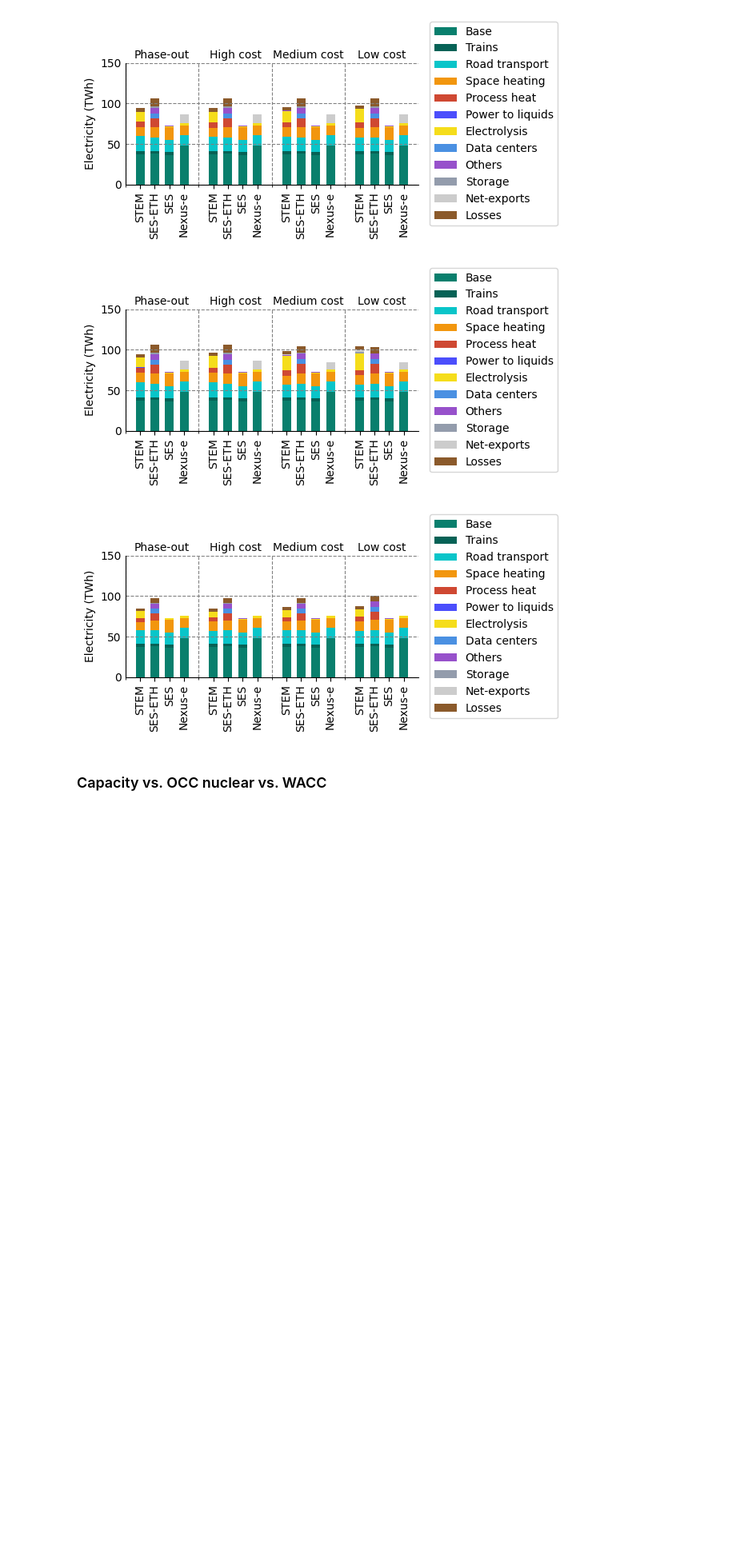
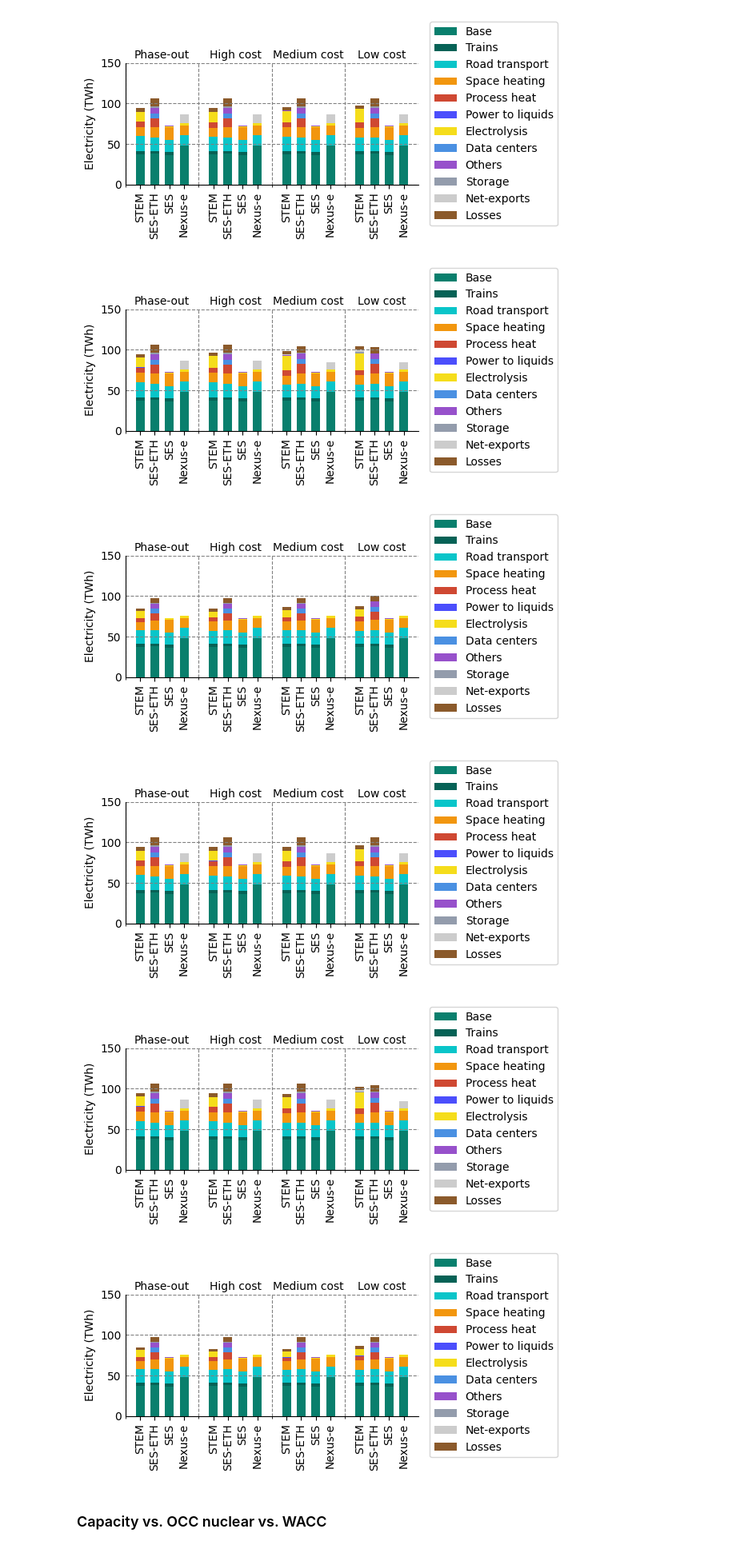
Before and after one commit to rebeccalordan-perret/plots-model-comparison, a Jupyter notebook: cross_comparison_colab.ipynb, the cells around one changed output. Shown at 80% size. Saved outputs shown, nothing was run; the diff lists cells and outputs as text; code cells hidden in the pictures; blank space fills up the shorter version.

```diff
--- a/cross_comparison_colab.ipynb
+++ b/cross_comparison_colab.ipynb
@@ -244,7 +328,7 @@ for name, scenarios in scenario_list.items():
         scale=1,
         label=xlabel,
         figmax = xmax,
-        fileName = fileName+'_'+name,
+        fileName = fileName+'_'+name+'wacc5',
         invert=False, legend=True, pos_legend={# This puts the legend outside-right for vertical plots
                 "loc": "center left",
                 "bbox_to_anchor": (1.02, 0.5),
@@ -258,6 +342,84 @@ for name, scenarios in scenario_list.items():
 [figure]
 [figure]
 [figure]
+# %%
+# Electricity consumption by use with net exports - WACC 8
+# Available variables: https://sweet-cross.github.io/instructions-data/docs/sets/use_elec/
+varList_use_net = [
+    {'name':'Base','data':['elec_appliances'],'color':'#097F6D'},
+    {'name':'Trains','data':['passenger_rail','freight_rail'],'color':'#066256'},
+    {'name':'Road transport','data':['road_public','road_private','truck','ldv'],'color':'#09c5c9'},
+    {'name':'Space heating','data':['space_heating_boiler_electrode','space_heating_heater_elec','space_heating_heat_pump'],'color':'#F2960E'},
+    {'name':'Process heat','data':['process_heat_boiler_electrode','process_heat_heater_elec','process_heat_heat_pump'],'color':'#CF4832'},
+    {'name':'Power to liquids','data':['power_to_liquid'],'color':'#4B4EFC'},
+    {'name':'Electrolysis','data':['electrolysis'],'color':'#F5DD1B'},
+    {'name': 'Data centers', 'data': ['data_centers'], 'color': '#4A90E2'},
+    {'name':'Others','data':['dac','data_centers'],'color':'#9751CB'},
+ #  {'name':'Storage','data':['battery_in','phs_in'],'color':'#939CAC'},
+ #  {'name':'Exports','data':['exports'],'color':'#CCCCCC'},
+    {'name':'Storage','data':['net_storage_in'],'color':'#939CAC'},
+    {'name':'Net-exports','data':['net_exports'],'color':'#CCCCCC'},
+    {'name':'Losses','data':['grid_losses','storage_losses'],'color':'#8B5A2B'}
+    ]
+
+varName = 'electricity_consumption'
+listModels = cross_plots.modelsid
+scale = 1
+xlabel = 'Electricity (TWh)'
+xmax = 150
+fileName = 'elecUse_net'
+year = 2050
+
+scenario_list={
+    'res': {
+        # ('scenario-id','variant'): 'label'
+        ('abroad-res-phaseout','wacc_8'):'Phase-out',
+        ('abroad-res-high','wacc_8'):'High cost',
+        ('abroad-res-medium','wacc_8'):'Medium cost',
+        ('abroad-res-low','wacc_8'):'Low cost',
+    },
+    'resnuc': {
+        # ('scenario-id','variant'): 'label'
+        ('abroad-resnuc-phaseout','wacc_8'):'Phase-out',
+        ('abroad-resnuc-high','wacc_8'):'High cost',
+        ('abroad-resnuc-medium','wacc_8'):'Medium cost',
+        ('abroad-resnuc-low','wacc_8'):'Low cost',
+    },
+    'nores': {
+        # ('scenario-id','variant'): 'label'
+        ('abroad-nores-phaseout','wacc_8'):'Phase-out',
+        ('abroad-nores-high','wacc_8'):'High cost',
+        ('abroad-nores-medium','wacc_8'):'Medium cost',
+        ('abroad-nores-low','wacc_8'):'Low cost',
+    },
+    }
+
+
+for name, scenarios in scenario_list.items():
+    #cross_plots.plotBarHorizontal(
+    cross_plots.plotBarVertical(
+        listModelsid=listModels,
+        listSce=scenarios,
+        varName = varName,
+        varList=varList_use_net,
+        year=year,
+        scale=1,
+        label=xlabel,
+        figmax = xmax,
+        fileName = fileName+'_'+name+'wacc8',
+        invert=False, legend=True, pos_legend={# This puts the legend outside-right for vertical plots
+                "loc": "center left",
+                "bbox_to_anchor": (1.02, 0.5),
+                },
+    #    width=5, height=12,
+        width=12, height=5,
+        group_by="scenario", # 'scenario' or 'model'
+        multi=False,          # <--- one plot
+    )
+# %% [output]
+[figure, added]
+[figure, added]
+[figure, added]
 # %% [markdown]
 ### Capacity vs. OCC nuclear vs. WACC
 # %%
```
Also changed, not shown: parts of 10 cells of this notebook.
